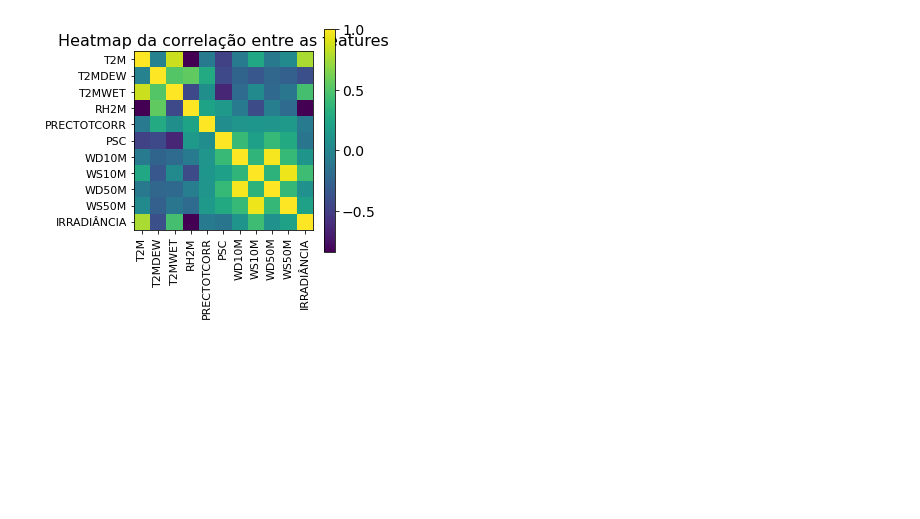
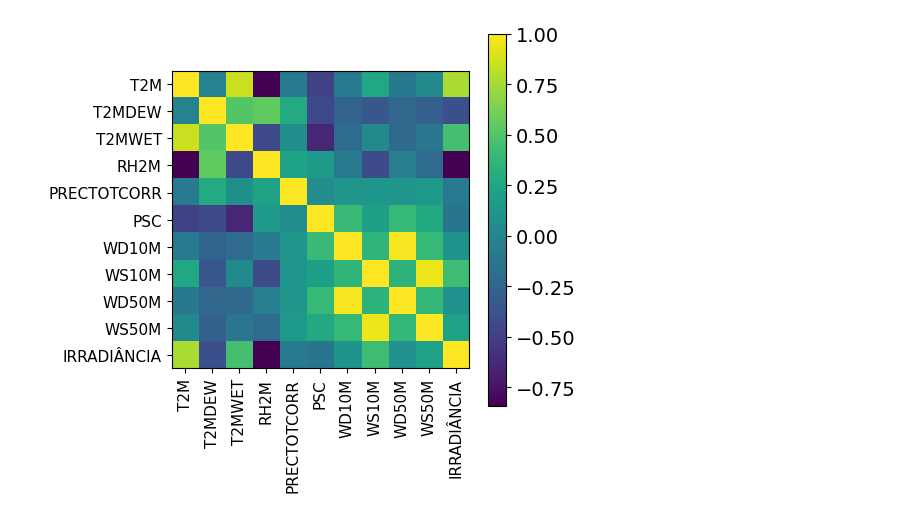
Before and after one commit to b-rbmp/ml-solar-forecaster, a Jupyter notebook: tratamento_dados/tratamento_dados_nasa_inmet.ipynb, the cells around one changed output. Drawn from its saved outputs; the diff is of its cells as text; code cells hidden in the pictures; blank space fills up the shorter version.

```diff
--- a/tratamento_dados/tratamento_dados_nasa_inmet.ipynb
+++ b/tratamento_dados/tratamento_dados_nasa_inmet.ipynb
@@ -199,17 +201,16 @@ visualizacao(data=df_a_1_mes)
 # %%
 # Heatmap de correlação entre dados (caso_a)
 def mostrar_correlacao(dados):
     plt.matshow(dados.corr())
     plt.xticks(range(dados.shape[1]), dados.columns, fontsize=11, rotation=90)
     plt.gca().xaxis.tick_bottom()
     plt.yticks(range(dados.shape[1]), dados.columns, fontsize=11)
 
     cb = plt.colorbar()
     cb.ax.tick_params(labelsize=14)
-    plt.title("Heatmap da correlação entre as features", fontsize=16)
     plt.show()
 
 
 mostrar_correlacao(dados=df_inmet_nasa[keys_features])
 # %% [output]
-[figure, old version]
+[figure, new version]
```
Also changed, not shown: parts of 8 cells of this notebook, 9 other files.
